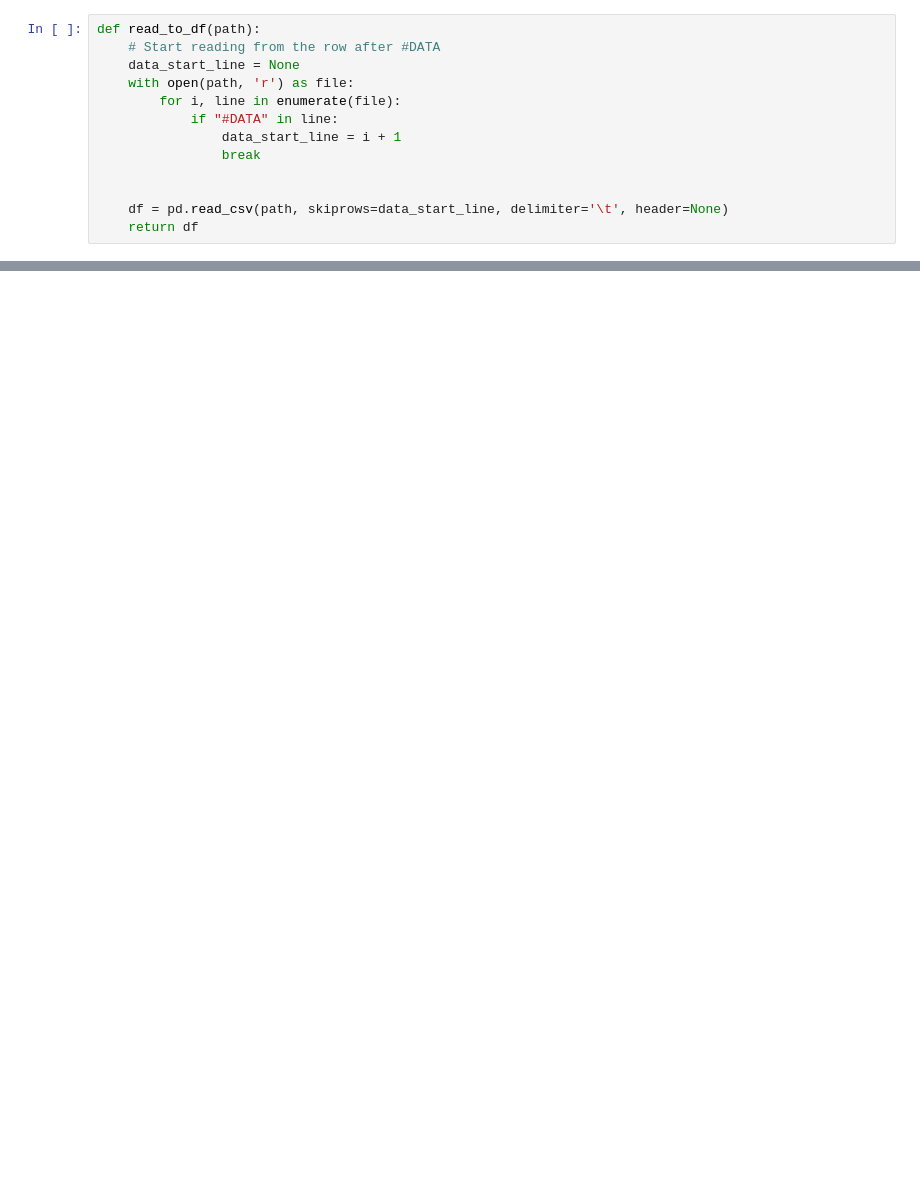
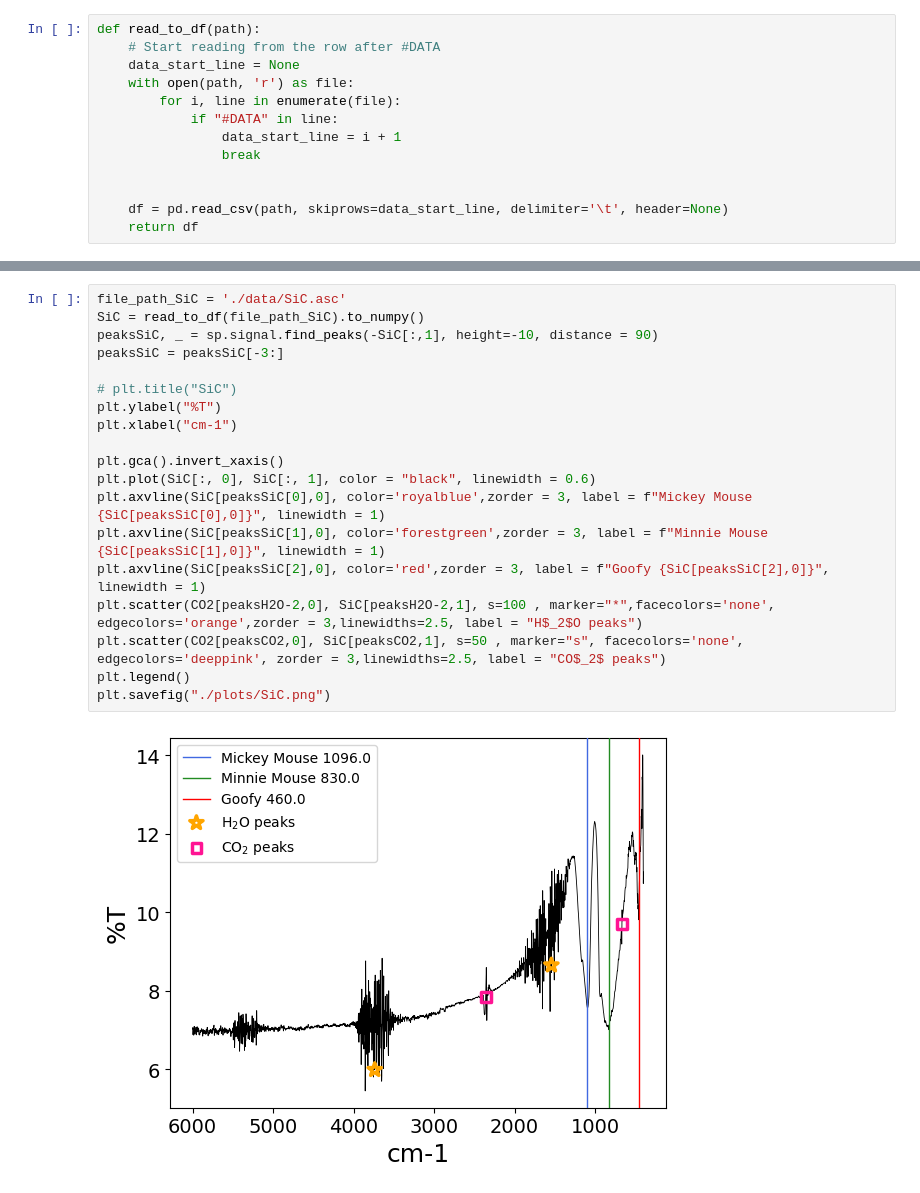
Before and after one commit to emilssp/Projects_v24, a Jupyter notebook: FTIR/readData.ipynb, the cells around one changed output, grey strips where cells are left out. Drawn from its saved outputs; the diff is of its cells as text; blank space fills up the shorter version.

```diff
--- a/FTIR/readData.ipynb
+++ b/FTIR/readData.ipynb
@@ -62,0 +80,21 @@ plt.plot(SiC[:, 0], SiC[:, 1])
+# %%
+file_path_SiC = './data/SiC.asc'
+SiC = read_to_df(file_path_SiC).to_numpy()
+peaksSiC, _ = sp.signal.find_peaks(-SiC[:,1], height=-10, distance = 90)
+peaksSiC = peaksSiC[-3:]
+
+# plt.title("SiC")
+plt.ylabel("%T")
+plt.xlabel("cm-1")
+
+plt.gca().invert_xaxis()
+plt.plot(SiC[:, 0], SiC[:, 1], color = "black", linewidth = 0.6)
+plt.axvline(SiC[peaksSiC[0],0], color='royalblue',zorder = 3, label = f"Mickey Mouse {SiC[peaksSiC[0],0]}", linewidth = 1)
+plt.axvline(SiC[peaksSiC[1],0], color='forestgreen',zorder = 3, label = f"Minnie Mouse {SiC[peaksSiC[1],0]}", linewidth = 1)
+plt.axvline(SiC[peaksSiC[2],0], color='red',zorder = 3, label = f"Goofy {SiC[peaksSiC[2],0]}", linewidth = 1)
+plt.scatter(CO2[peaksH2O-2,0], SiC[peaksH2O-2,1], s=100 , marker="*",facecolors='none', edgecolors='orange',zorder = 3,linewidths=2.5, label = "H$_2$O peaks")
+plt.scatter(CO2[peaksCO2,0], SiC[peaksCO2,1], s=50 , marker="s", facecolors='none', edgecolors='deeppink', zorder = 3,linewidths=2.5, label = "CO$_2$ peaks")
+plt.legend()
+plt.savefig("./plots/SiC.png")
+# %% [output]
+[figure, added]
```
Also changed, not shown: parts of 7 cells of this notebook, 6 other files.
